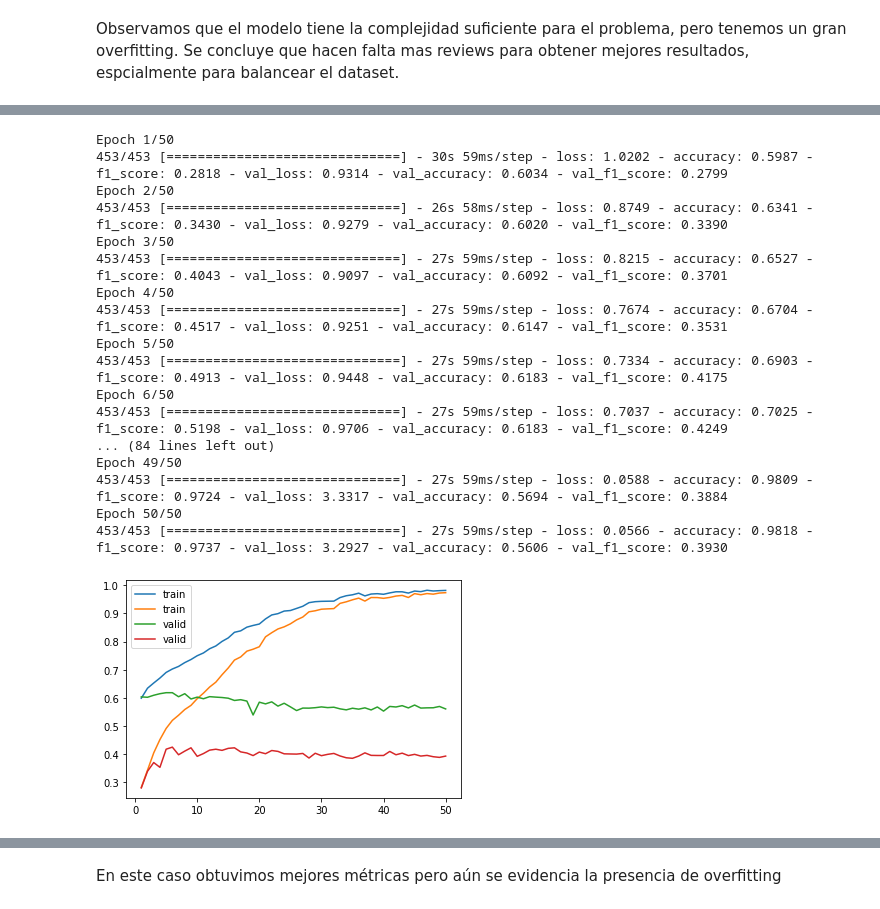
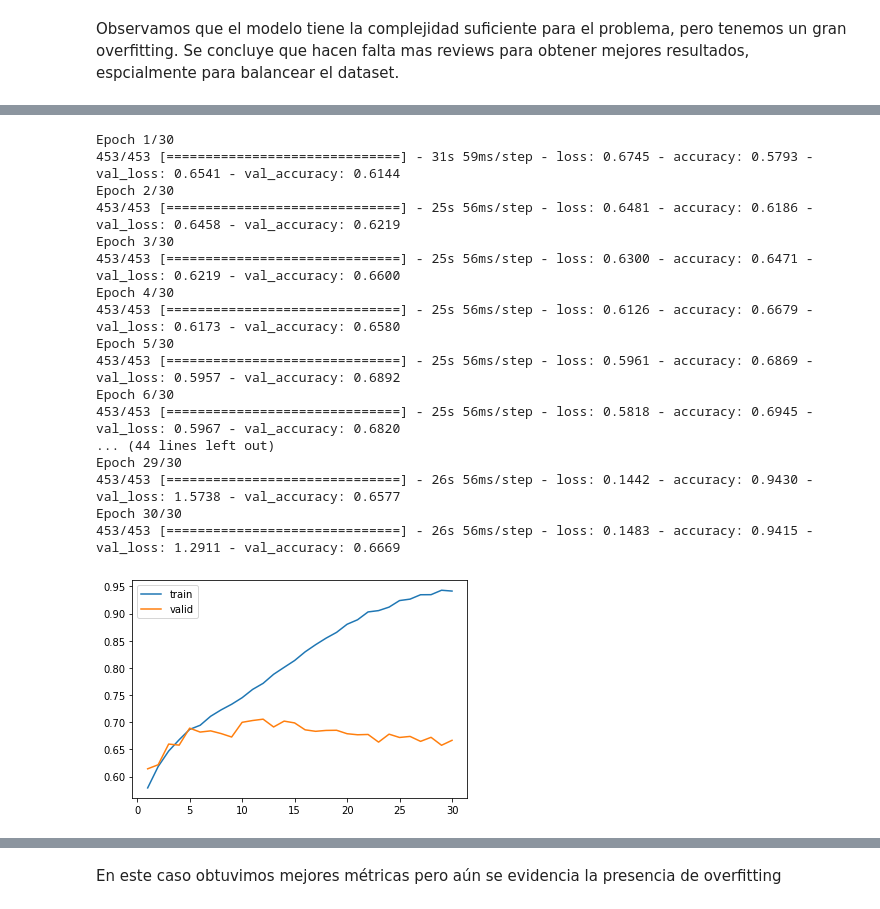
Before and after one commit to maxit1992/CEIA_NLP, a Jupyter notebook: Clase5/5d - clothing_ecommerce_reviews.ipynb, the cells around one changed output, grey strips where cells are left out. Saved outputs shown, nothing was run; the diff lists cells and outputs as text; code cells hidden in the pictures.

```diff
--- a/Clase5/5d - clothing_ecommerce_reviews.ipynb
+++ b/Clase5/5d - clothing_ecommerce_reviews.ipynb
@@ -440,0 +449,2 @@ Observamos que el modelo tiene la complejidad suficiente para el problema, pero
+# %%
+y_train2=y_train[:,4]
@@ -441,16 +456,18 @@ Observamos que el modelo tiene la complejidad suficiente para el problema, pero
 # %%
 model2 = Sequential()
-model2.add(Embedding(input_dim=vocab_size+1, output_dim=50, input_length=in_shape))
+model2.add(Embedding(input_dim=vocab_size, output_dim=embed_dim, input_length=in_shape,
+                     weights=[embedding_matrix], trainable=False))
+
 model2.add(LSTM(units=64, return_sequences=True))
 model2.add(Dropout(0.2))
 model2.add(LSTM(units=64))
 model2.add(Dense(units=64, activation='relu'))
 model2.add(Dropout(rate=0.2))
-model2.add(Dense(units=out_shape, activation='softmax'))
+model2.add(Dense(units=1, activation='sigmoid'))
 
 model2.compile(optimizer="adam",
-              loss='categorical_crossentropy',
-              metrics=['accuracy',f1_score])
+              loss='binary_crossentropy',
+              metrics=['accuracy'])
 
 model2.summary()
 # %% [output]
@@ -474,29 +495,27 @@ _________________________________________________________________
 # %%
-hist2 = model2.fit(X_train, y_train, epochs=50, validation_split=0.2)
+hist2 = model2.fit(X_train, y_train2, epochs=30, validation_split=0.2)
 # %% [output]
-Epoch 1/50
-453/453 [==============================] - 30s 59ms/step - loss: 1.0202 - accuracy: 0.5987 - f1_score: 0.2818 - val_loss: 0.9314 - val_accuracy: 0.6034 - val_f1_score: 0.2799
-Epoch 2/50
-453/453 [==============================] - 26s 58ms/step - loss: 0.8749 - accuracy: 0.6341 - f1_score: 0.3430 - val_loss: 0.9279 - val_accuracy: 0.6020 - val_f1_score: 0.3390
-Epoch 3/50
-453/453 [==============================] - 27s 59ms/step - loss: 0.8215 - accuracy: 0.6527 - f1_score: 0.4043 - val_loss: 0.9097 - val_accuracy: 0.6092 - val_f1_score: 0.3701
-Epoch 4/50
-453/453 [==============================] - 27s 59ms/step - loss: 0.7674 - accuracy: 0.6704 - f1_score: 0.4517 - val_loss: 0.9251 - val_accuracy: 0.6147 - val_f1_score: 0.3531
-Epoch 5/50
-453/453 [==============================] - 27s 59ms/step - loss: 0.7334 - accuracy: 0.6903 - f1_score: 0.4913 - val_loss: 0.9448 - val_accuracy: 0.6183 - val_f1_score: 0.4175
-Epoch 6/50
-453/453 [==============================] - 27s 59ms/step - loss: 0.7037 - accuracy: 0.7025 - f1_score: 0.5198 - val_loss: 0.9706 - val_accuracy: 0.6183 - val_f1_score: 0.4249
-... (84 lines left out)
-Epoch 49/50
-453/453 [==============================] - 27s 59ms/step - loss: 0.0588 - accuracy: 0.9809 - f1_score: 0.9724 - val_loss: 3.3317 - val_accuracy: 0.5694 - val_f1_score: 0.3884
-Epoch 50/50
-453/453 [==============================] - 27s 59ms/step - loss: 0.0566 - accuracy: 0.9818 - f1_score: 0.9737 - val_loss: 3.2927 - val_accuracy: 0.5606 - val_f1_score: 0.3930
+Epoch 1/30
+453/453 [==============================] - 31s 59ms/step - loss: 0.6745 - accuracy: 0.5793 - val_loss: 0.6541 - val_accuracy: 0.6144
+Epoch 2/30
+453/453 [==============================] - 25s 56ms/step - loss: 0.6481 - accuracy: 0.6186 - val_loss: 0.6458 - val_accuracy: 0.6219
+Epoch 3/30
+453/453 [==============================] - 25s 56ms/step - loss: 0.6300 - accuracy: 0.6471 - val_loss: 0.6219 - val_accuracy: 0.6600
+Epoch 4/30
+453/453 [==============================] - 25s 56ms/step - loss: 0.6126 - accuracy: 0.6679 - val_loss: 0.6173 - val_accuracy: 0.6580
+Epoch 5/30
+453/453 [==============================] - 25s 56ms/step - loss: 0.5961 - accuracy: 0.6869 - val_loss: 0.5957 - val_accuracy: 0.6892
+Epoch 6/30
+453/453 [==============================] - 25s 56ms/step - loss: 0.5818 - accuracy: 0.6945 - val_loss: 0.5967 - val_accuracy: 0.6820
+... (44 lines left out)
+Epoch 29/30
+453/453 [==============================] - 26s 56ms/step - loss: 0.1442 - accuracy: 0.9430 - val_loss: 1.5738 - val_accuracy: 0.6577
+Epoch 30/30
+453/453 [==============================] - 26s 56ms/step - loss: 0.1483 - accuracy: 0.9415 - val_loss: 1.2911 - val_accuracy: 0.6669
 # %%
 epoch_count = range(1, len(hist2.history['accuracy']) + 1)
 sns.lineplot(x=epoch_count,  y=hist2.history['accuracy'], label='train')
-sns.lineplot(x=epoch_count,  y=hist2.history['f1_score'], label='train')
 sns.lineplot(x=epoch_count,  y=hist2.history['val_accuracy'], label='valid')
-sns.lineplot(x=epoch_count,  y=hist2.history['val_f1_score'], label='valid')
 plt.show()
 # %% [output]
-[figure, old version]
+[figure, new version]
```
Also changed, not shown: parts of 22 cells of this notebook, 1 other file.
